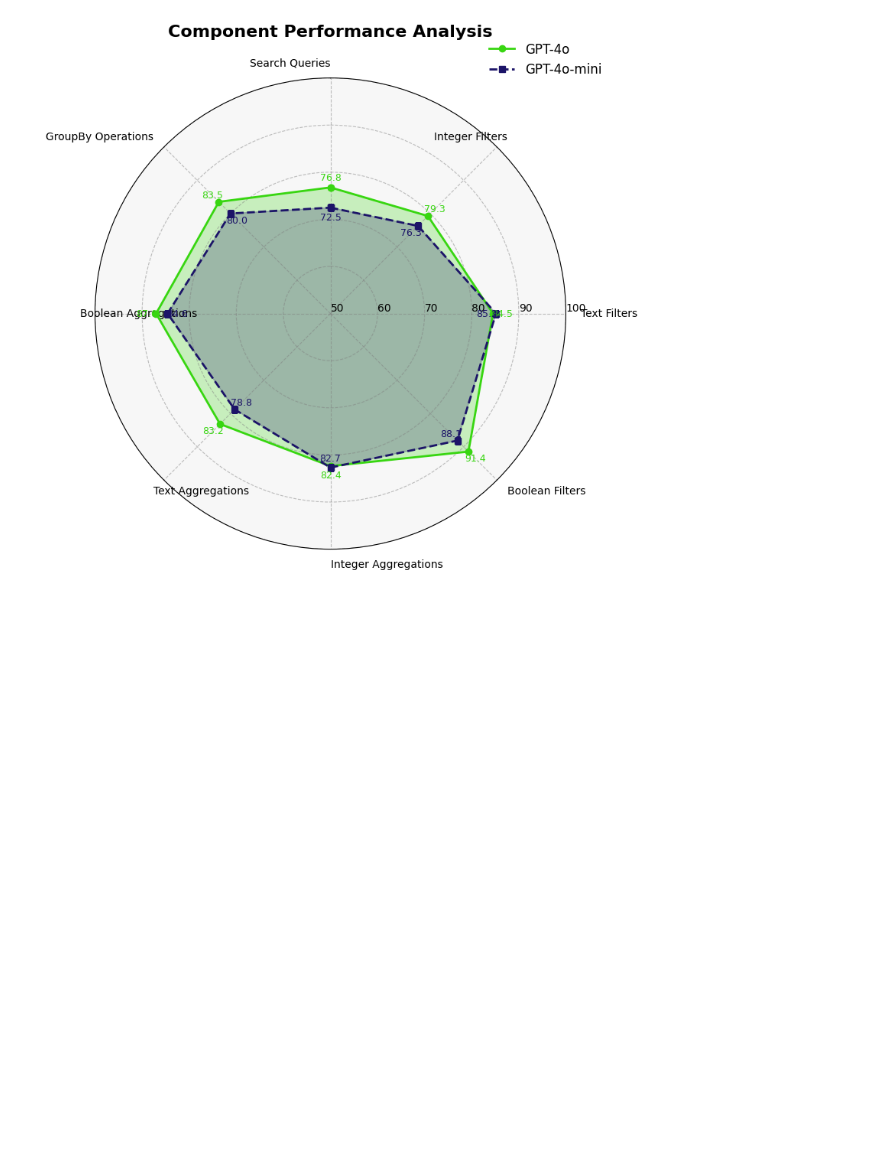
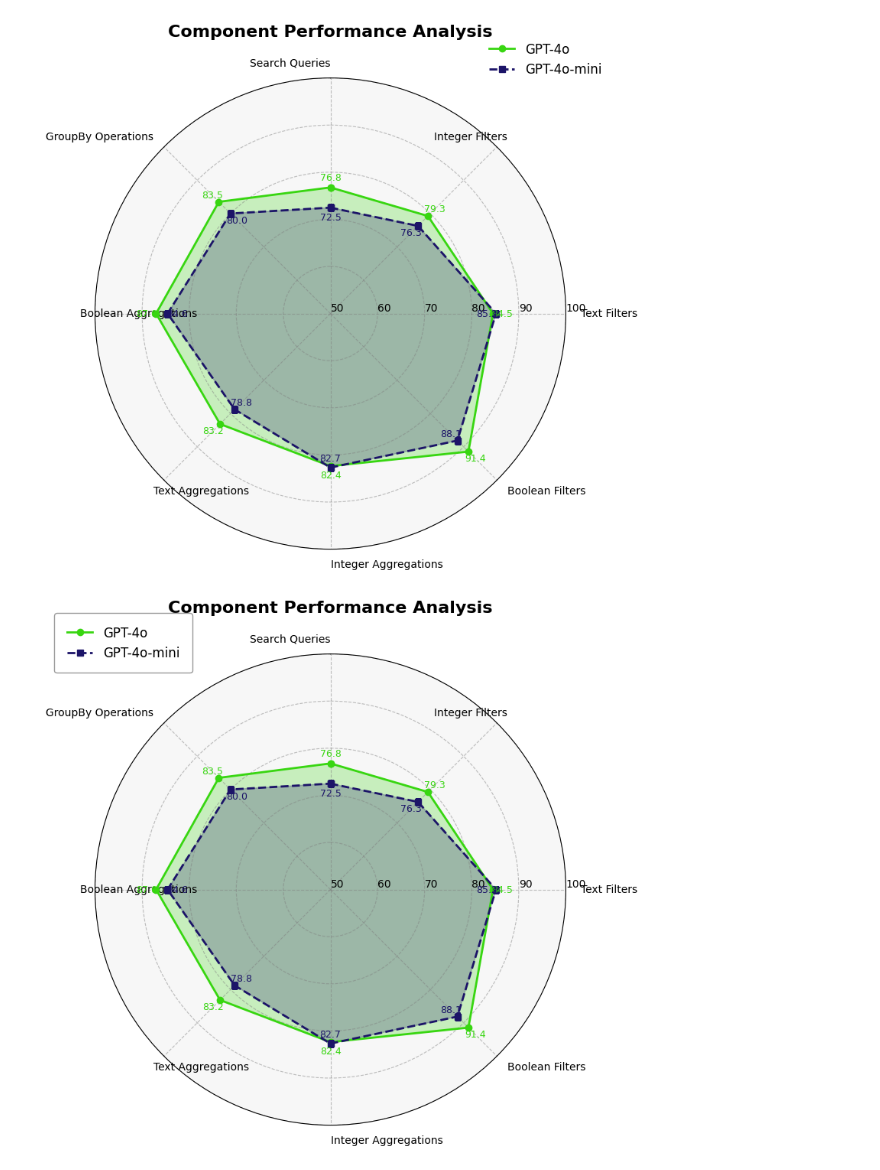
Before and after one commit to weaviate/weaviate-gorilla, a Jupyter notebook: notebooks/radar-plot.ipynb, the cells around one changed output. Saved outputs shown, nothing was run; the diff lists cells and outputs as text; code cells hidden in the pictures; blank space fills up the shorter version.

Commit message:
more radar plots

```diff
--- a/notebooks/radar-plot.ipynb
+++ b/notebooks/radar-plot.ipynb
@@ -78,3 +78,85 @@ plt.tight_layout()
 plt.show()
 # %% [output]
 [figure]
+# %%
+import numpy as np
+import matplotlib.pyplot as plt
+
+# Data preparation
+categories = ['Search Queries', 'Integer Filters', 'Text Filters',
+              'Boolean Filters', 'Integer Aggregations', 'Text Aggregations',
+              'Boolean Aggregations', 'GroupBy Operations']
+gpt4o_values = [76.77, 79.28, 84.53, 91.44, 82.38, 83.16, 87.03, 83.53]
+gpt4o_mini_values = [72.48, 76.31, 85.16, 88.13, 82.69, 78.78, 84.59, 80.03]
+
+# Number of variables
+num_vars = len(categories)
+
+# Compute angle for each axis
+angles = np.linspace(0, 2 * np.pi, num_vars, endpoint=False).tolist()
+angles += angles[:1]
+
+# Complete the loop for plotting
+gpt4o_values += gpt4o_values[:1]
+gpt4o_mini_values += gpt4o_mini_values[:1]
+
+# Set up the figure with white background
+fig = plt.figure(figsize=(8, 8), facecolor='white')
+ax = fig.add_subplot(111, projection='polar')
+ax.set_facecolor('#f7f7f7')
+
+# Set colors
+gpt4o_color = '#38d611'        # Original color for GPT-4o
+gpt4o_mini_color = '#1c1468'   # Original color for GPT-4o-mini
+
+# Plot data with improved styles
+ax.plot(angles, gpt4o_values, marker='o', linestyle='solid', linewidth=2, label='GPT-4o', color=gpt4o_color)
+ax.fill(angles, gpt4o_values, alpha=0.25, color=gpt4o_color)
+ax.plot(angles, gpt4o_mini_values, marker='s', linestyle='dashed', linewidth=2, label='GPT-4o-mini', color=gpt4o_mini_color)
+ax.fill(angles, gpt4o_mini_values, alpha=0.25, color=gpt4o_mini_color)
+
+# Fix axis to go in the right order and start at 12 o'clock
+ax.set_theta_offset(np.pi / 2)
+ax.set_theta_direction(-1)
+
+# Set the labels for each axis with adjusted rotation
+ax.set_thetagrids(np.degrees(angles[:-1]), categories, fontsize=10)
+for label, angle in zip(ax.get_xticklabels(), angles[:-1]):
+    angle_deg = np.degrees(angle)
+    if angle_deg >= 90 and angle_deg <= 270:
+        label.set_horizontalalignment('left')
+        label.set_rotation(angle_deg + 180)
+    else:
+        label.set_horizontalalignment('right')
+        label.set_rotation(angle_deg)
+
+# Set chart minimum and maximum radius
+ax.set_ylim(50, 100)
+
+# Add gridlines with improved aesthetics
+ax.set_rgrids(range(50, 101, 10), angle=90)
+ax.yaxis.grid(True, linestyle='--', color='grey', alpha=0.5)
+ax.xaxis.grid(True, linestyle='--', color='grey', alpha=0.5)
+
+# Add data labels
+for i in range(num_vars):
+    angle = angles[i]
+    value = gpt4o_values[i]
+    ax.text(angle, value + 2, f"{value:.1f}", color=gpt4o_color, fontsize=9, ha='center', va='center')
+
+    value_mini = gpt4o_mini_values[i]
+    ax.text(angle, value_mini - 2, f"{value_mini:.1f}", color=gpt4o_mini_color, fontsize=9, ha='center', va='center')
+
+# Add legend in top left with improved style
+ax.legend(loc='upper left',
+         bbox_to_anchor=(-0.1, 1.1),
+         fontsize=12,
+         frameon=True,
+         edgecolor='grey',
+         borderpad=1)
+
+plt.title('Component Performance Analysis', pad=20, size=16, fontweight='bold')
+plt.tight_layout()
+plt.show()
+# %% [output]
+[figure, added]
```
Also changed, not shown: parts of 1 cell of this notebook.
